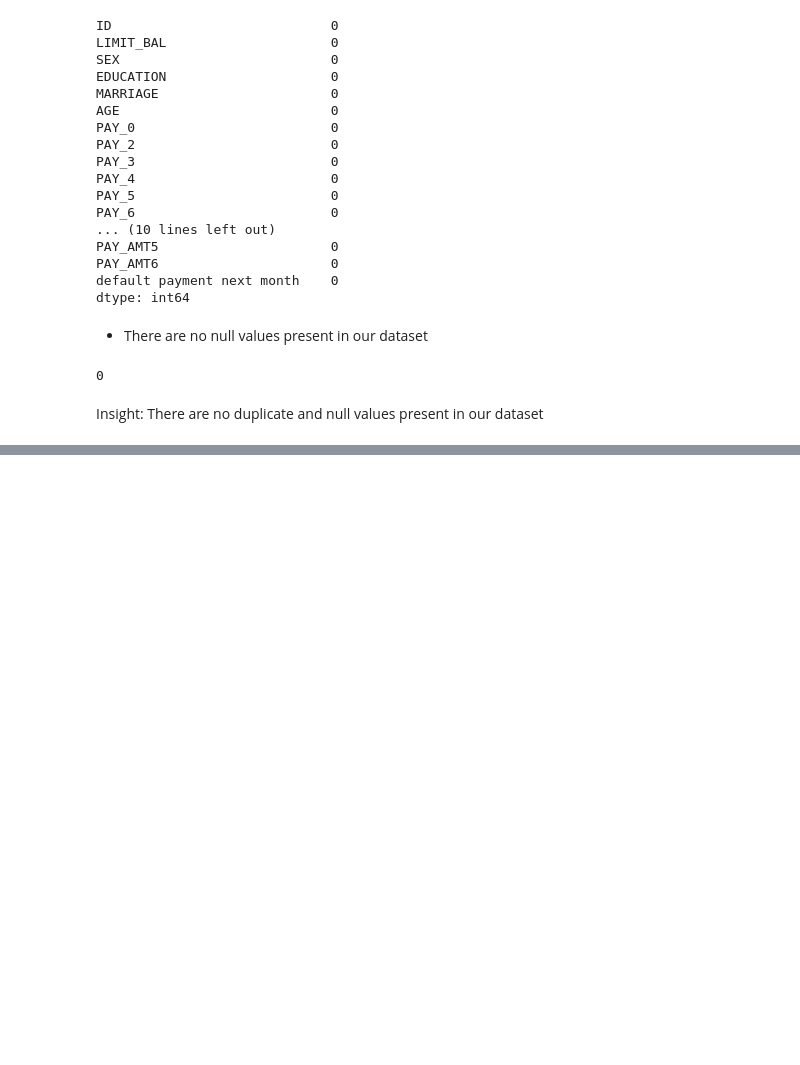
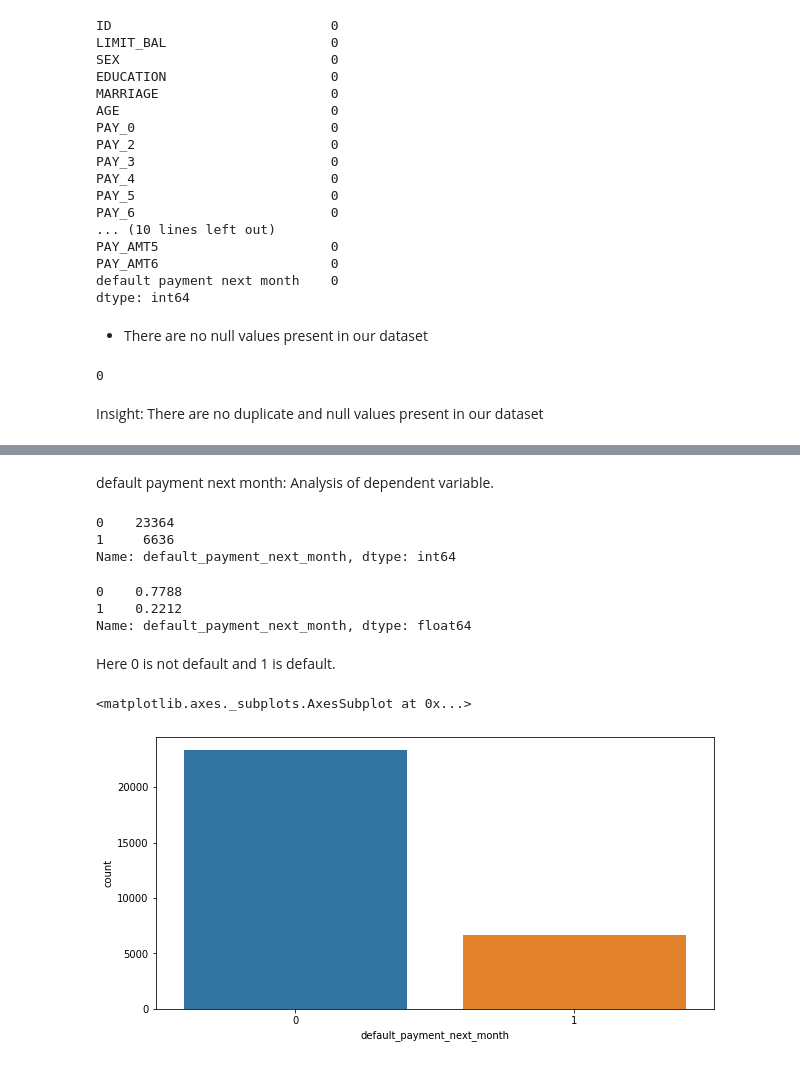
Before and after one commit to mmishra1092/Credit-Card-Default-Prediction, a Jupyter notebook: MAYANK_MISHRA_Credit_Card_Default_Prediction_Capstone_Project.ipynb, the cells around one changed output, grey strips where cells are left out. Saved outputs shown, nothing was run; the diff lists cells and outputs as text; code cells hidden in the pictures; blank space fills up the shorter version.

```diff
--- a/MAYANK_MISHRA_Credit_Card_Default_Prediction_Capstone_Project.ipynb
+++ b/MAYANK_MISHRA_Credit_Card_Default_Prediction_Capstone_Project.ipynb
@@ -227,0 +230,28 @@ Insight: There are no duplicate and null values present in our dataset
+# %% [markdown]
+default payment next month: Analysis of dependent variable.
+# %%
+# Change the name of target variable
+credit_data_df.rename(columns={'default payment next month':'default_payment_next_month'},inplace=True)
+# %%
+# Number of target variable
+credit_data_df['default_payment_next_month'].value_counts()
+# %% [output]
+0    23364
+1     6636
+Name: default_payment_next_month, dtype: int64
+# %%
+# Customers who has default payment in next  month
+credit_data_df['default_payment_next_month'].value_counts(normalize=True)
+# %% [output]
+0    0.7788
+1    0.2212
+Name: default_payment_next_month, dtype: float64
+# %% [markdown]
+Here 0 is not default and 1 is default.
+# %%
+# Plot the graph of defaulter and non defaulter
+plt.figure(figsize=(10,5))
+sns.countplot(x = 'default_payment_next_month', data = credit_data_df)
+# %% [output]
+<matplotlib.axes._subplots.AxesSubplot at 0x...>
+[figure, added]
```
Also changed, not shown: parts of 31 cells of this notebook.
